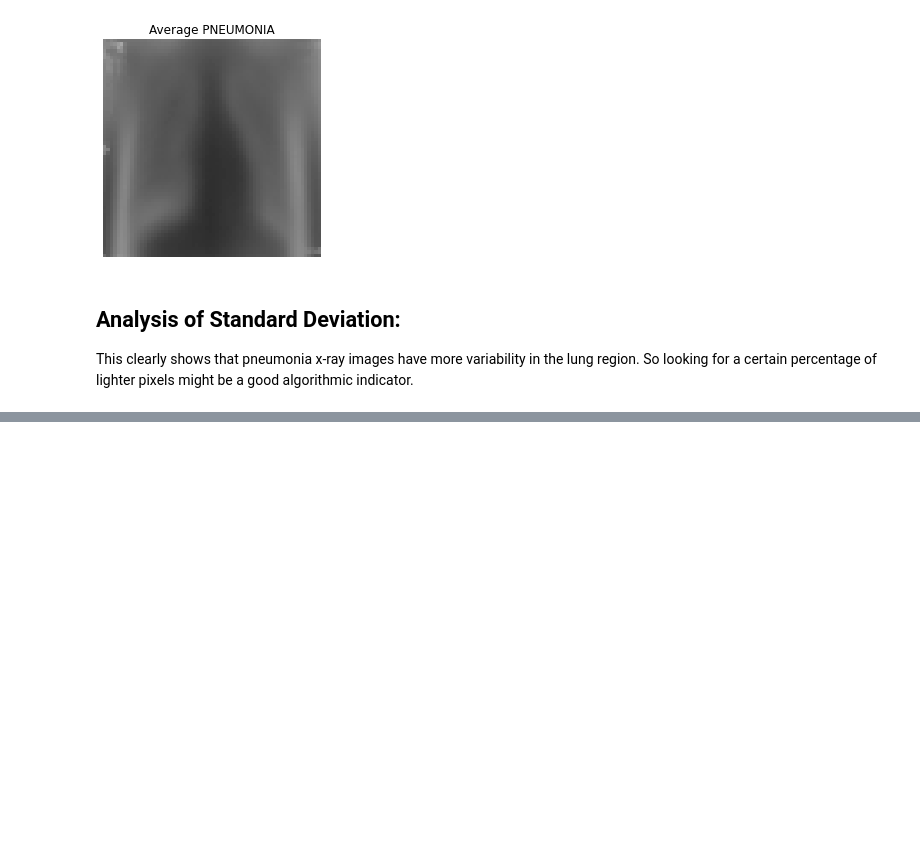
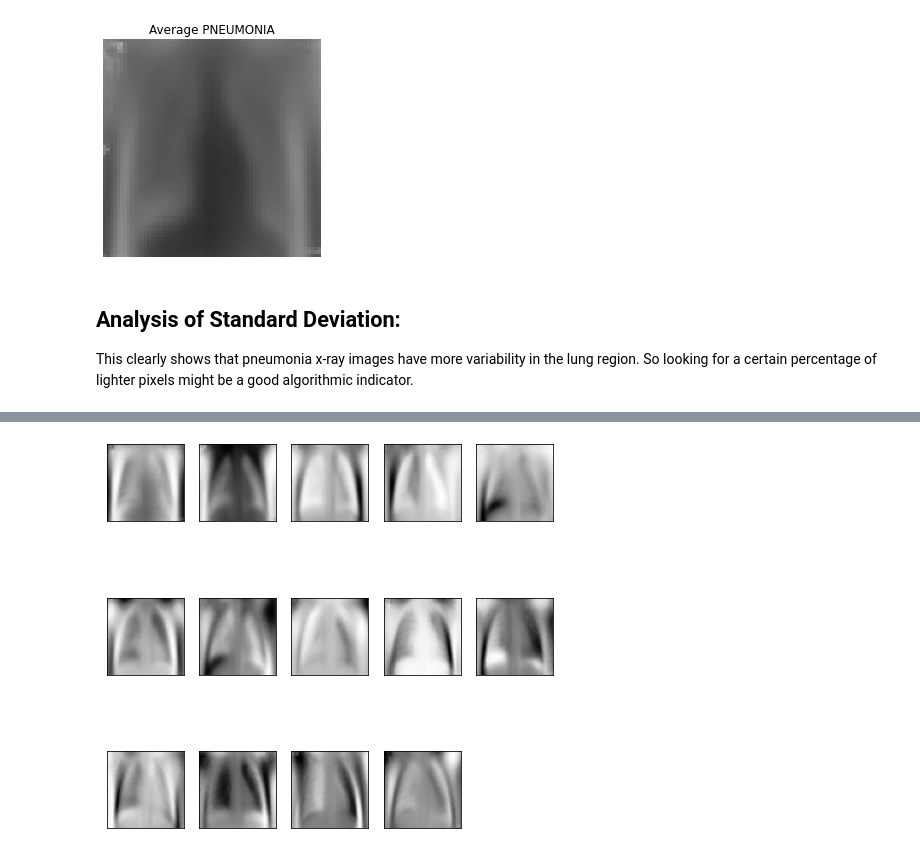
Before and after one commit to dagartga/Chest_X-Ray_Pneumonia_Classifier, a Jupyter notebook: chest-x-ray-pneumonia-eda.ipynb, the cells around one changed output, grey strips where cells are left out. Saved outputs shown, nothing was run; the diff lists cells and outputs as text; code cells hidden in the pictures; blank space fills up the shorter version.

```diff
--- a/chest-x-ray-pneumonia-eda.ipynb
+++ b/chest-x-ray-pneumonia-eda.ipynb
@@ -207,0 +262,15 @@ This clearly shows that pneumonia x-ray images have more variability in the lung
+# %%
+n = pneumonia_eigenimages.n_components_
+row = int(np.sqrt(n))
+col = ceil(n / row)
+size = (64,64)
+
+fig = plt.figure(figsize=(8,8))
+
+for i in range(n):
+    ax = fig.add_subplot(row, col, i+1, xticks=[], yticks=[])
+    ax.imshow(pneumonia_eigenimages.components_[i].reshape(size), cmap='Greys_r')
+
+plt.show()
+# %% [output]
+[figure, added]
```
Also changed, not shown: parts of 11 cells of this notebook.
